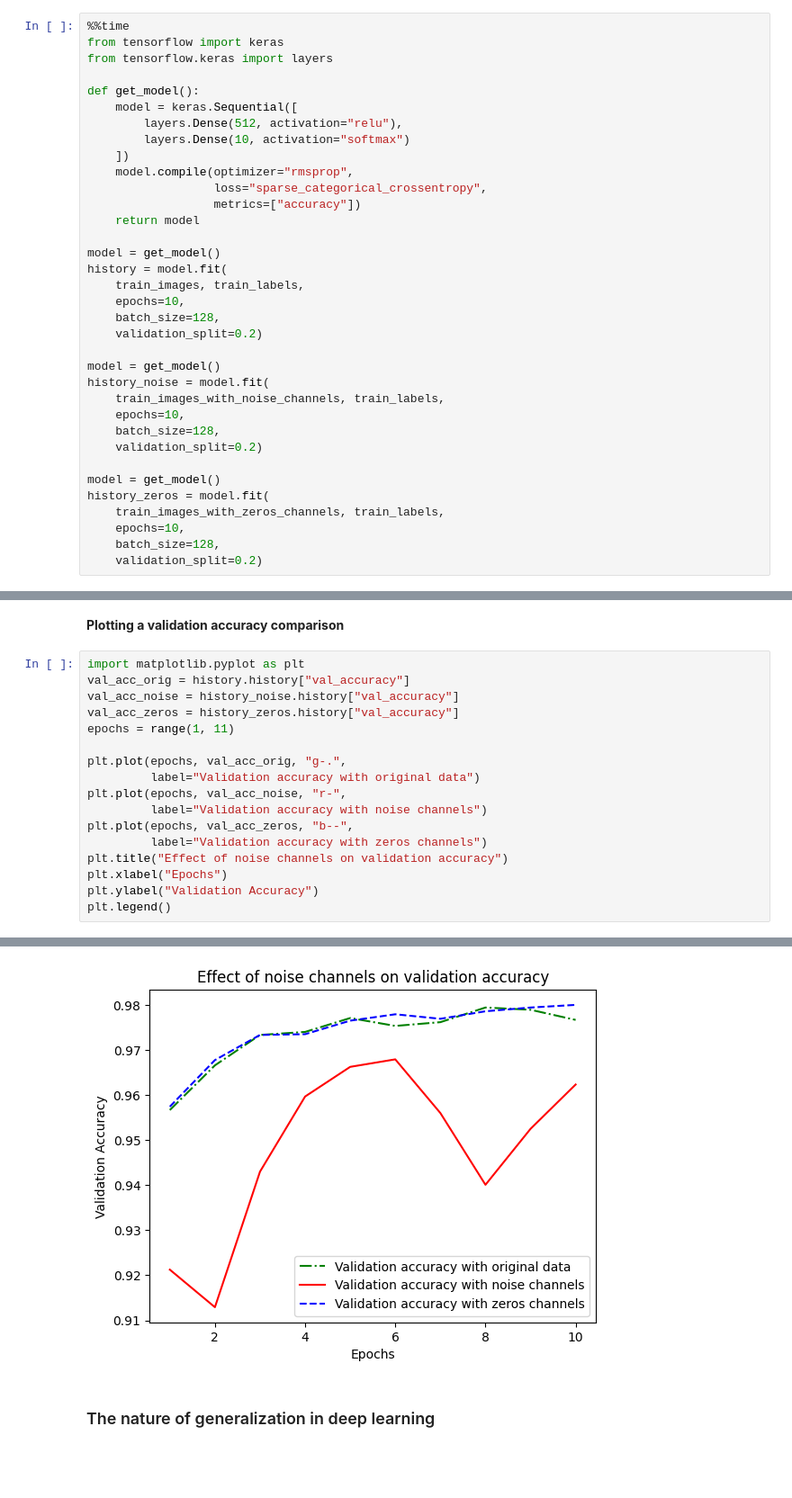
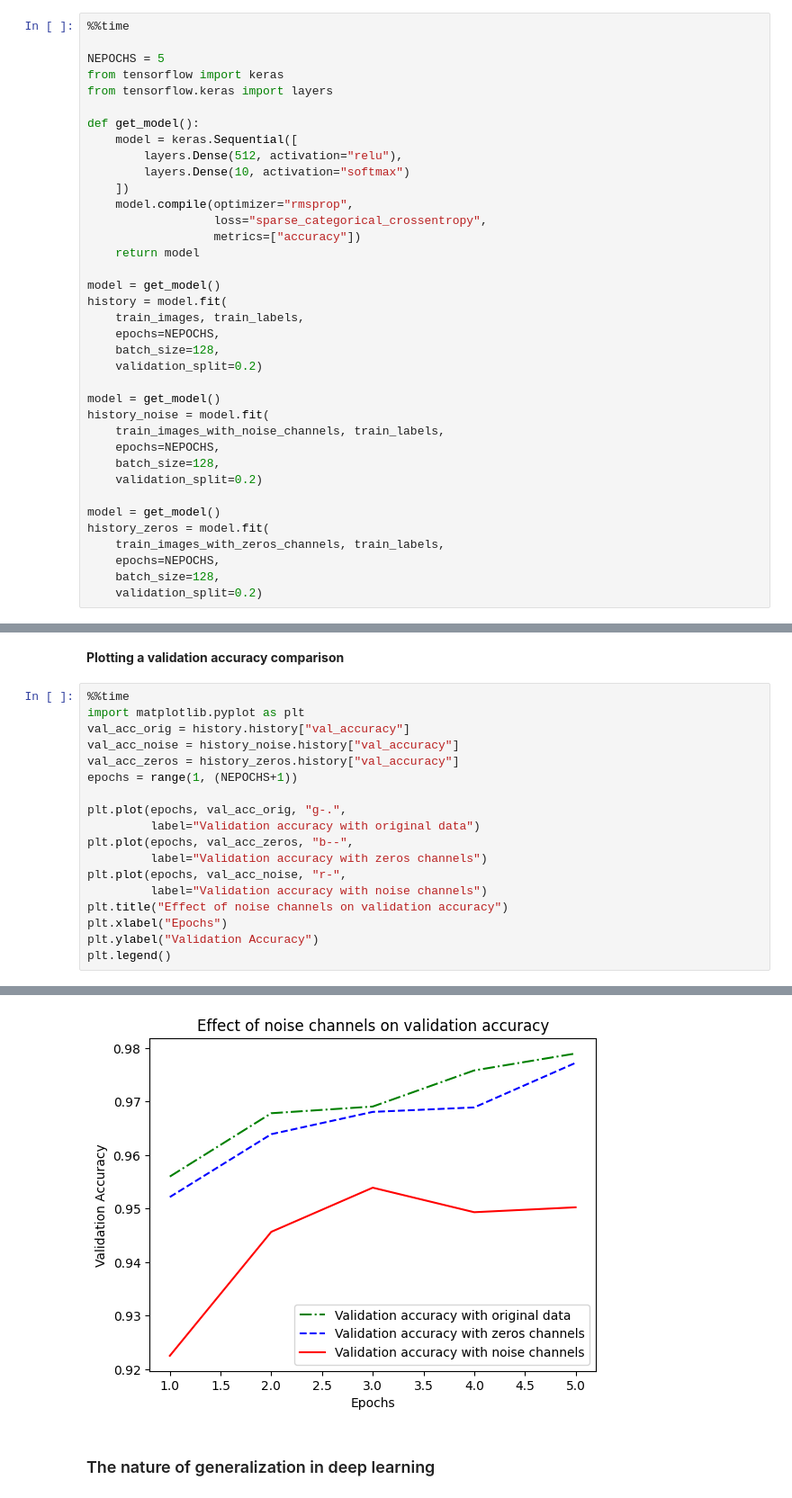
Before and after one commit to ftk1000/deep-learning-with-python-notebooks, a Jupyter notebook: chapter05_fund-ml_VER2.ipynb, the cells around one changed output, grey strips where cells are left out. Shown: that part at 90% size. Saved outputs shown, nothing was run; the diff lists cells and outputs as text; blank space fills up the shorter version.

```diff
--- a/chapter05_fund-ml_VER2.ipynb
+++ b/chapter05_fund-ml_VER2.ipynb
@@ -63,6 +65,8 @@ array([0., 0., 0., ..., 0., 0., 0.])
 **Training the same model on MNIST data with noise channels or all-zero channels**
 # %%
 %%time
+
+NEPOCHS = 5
 from tensorflow import keras
 from tensorflow.keras import layers
 
@@ -79,21 +83,21 @@ def get_model():
 model = get_model()
 history = model.fit(
     train_images, train_labels,
-    epochs=10,
+    epochs=NEPOCHS,
     batch_size=128,
     validation_split=0.2)
 
 model = get_model()
 history_noise = model.fit(
     train_images_with_noise_channels, train_labels,
-    epochs=10,
+    epochs=NEPOCHS,
     batch_size=128,
     validation_split=0.2)
 
 model = get_model()
 history_zeros = model.fit(
     train_images_with_zeros_channels, train_labels,
-    epochs=10,
+    epochs=NEPOCHS,
     batch_size=128,
     validation_split=0.2)
 # %% [output]
@@ -117,18 +121,19 @@ Epoch 10/10
 # %% [markdown]
 **Plotting a validation accuracy comparison**
 # %%
+%%time
 import matplotlib.pyplot as plt
 val_acc_orig = history.history["val_accuracy"]
 val_acc_noise = history_noise.history["val_accuracy"]
 val_acc_zeros = history_zeros.history["val_accuracy"]
-epochs = range(1, 11)
+epochs = range(1, (NEPOCHS+1))
 
 plt.plot(epochs, val_acc_orig, "g-.",
          label="Validation accuracy with original data")
+plt.plot(epochs, val_acc_zeros, "b--",
+         label="Validation accuracy with zeros channels")
 plt.plot(epochs, val_acc_noise, "r-",
          label="Validation accuracy with noise channels")
-plt.plot(epochs, val_acc_zeros, "b--",
-         label="Validation accuracy with zeros channels")
 plt.title("Effect of noise channels on validation accuracy")
 plt.xlabel("Epochs")
 plt.ylabel("Validation Accuracy")
@@ -138,4 +145,4 @@ plt.legend()
-[figure, old version]
+[figure, new version]
 # %% [markdown]
 ### The nature of generalization in deep learning
 # %% [markdown]
```
Also changed, not shown: parts of 19 cells of this notebook.
